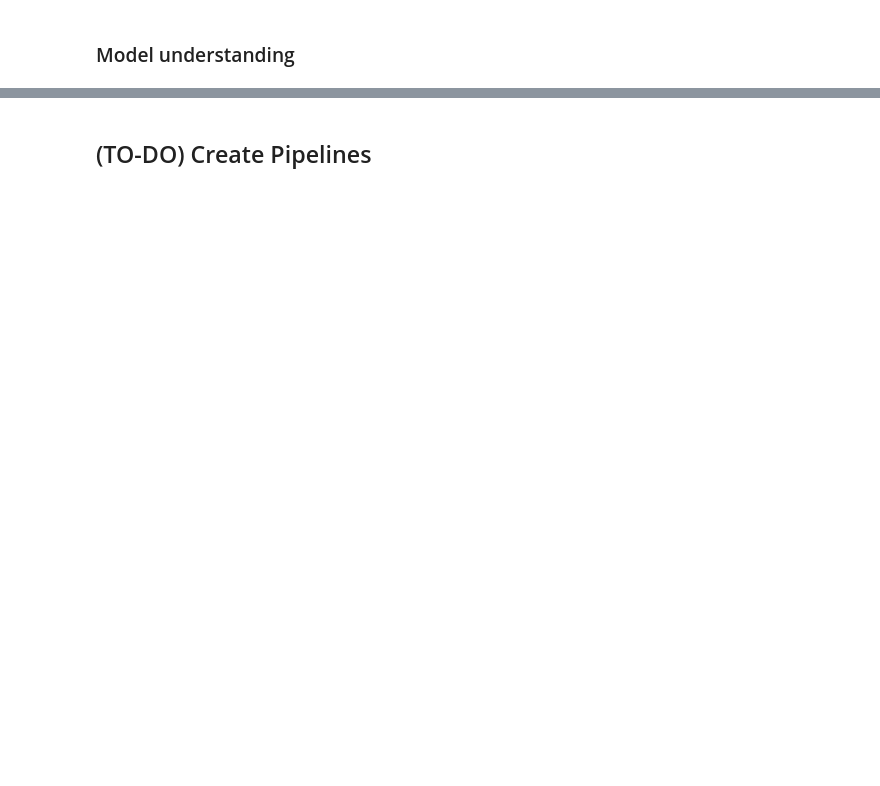
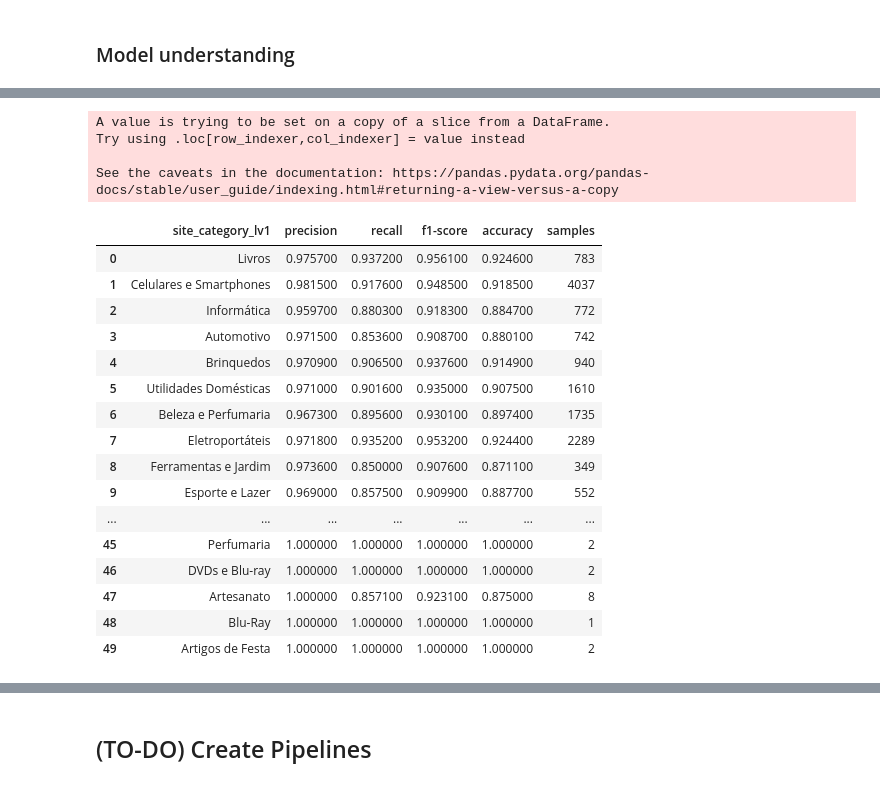
Before and after one commit to gabrielhazeredo/nlp-test-neoway, a Jupyter notebook: analysis/notebooks/modelling.ipynb, the cells around one changed output, grey strips where cells are left out. Saved outputs shown, nothing was run; the diff lists cells and outputs as text; code cells hidden in the pictures; blank space fills up the shorter version.

```diff
--- a/analysis/notebooks/modelling.ipynb
+++ b/analysis/notebooks/modelling.ipynb
@@ -441,0 +458,48 @@ AttributeError: 'LinearSVC' object has no attribute 'feature_importances_'
+# %%
+# ver score por categorias ou análise assim
+
+def score_by_category(df, X=X_test):
+    tested_df = df.iloc[X.index]
+    tested_df['predictions'] = svc_grid.best_estimator_.predict(X)  # type: ignore
+
+    results_df = pd.DataFrame(columns=['site_category_lv1', 'precision', 'recall', 'f1-score', 'accuracy', 'samples'])
+    for category in tested_df['site_category_lv1'].unique():
+        true_values = tested_df[tested_df['site_category_lv1'] == category]['recommend_to_a_friend']
+        predictions = tested_df[tested_df['site_category_lv1'] == category]['predictions']
+        if len(predictions) != 0:
+            cat_results= pd.Series([category,
+                        round(metrics.precision_score(true_values, predictions, pos_label='Yes'), 4),   # type: ignore
+                        round(metrics.recall_score(true_values, predictions, pos_label='Yes'),4),   # type: ignore
+                        round(metrics.f1_score(true_values, predictions, pos_label='Yes'),4),   # type: ignore
+                        round(metrics.accuracy_score(true_values, predictions),4),  # type: ignore
+                        len(true_values)], # type: ignore
+                        index=['site_category_lv1', 'precision', 'recall', 'f1-score', 'accuracy', 'samples'])
+            results_df = pd.concat([results_df, cat_results.to_frame(1).T], ignore_index=True)
+
+    return results_df
+
+test_results = score_by_category(df)
+cm = sns.color_palette("RdYlGn", as_cmap=True)
+test_results.style.background_gradient(cmap=cm, subset=['precision', 'recall', 'f1-score', 'accuracy']) # type: ignore
+# %% [output]
+A value is trying to be set on a copy of a slice from a DataFrame.
+Try using .loc[row_indexer,col_indexer] = value instead
+
+See the caveats in the documentation: https://pandas.pydata.org/pandas-docs/stable/user_guide/indexing.html#returning-a-view-versus-a-copy
+|  | site_category_lv1 | precision | recall | f1-score | accuracy | samples |
+| 0 | Livros | 0.975700 | 0.937200 | 0.956100 | 0.924600 | 783 |
+| 1 | Celulares e Smartphones | 0.981500 | 0.917600 | 0.948500 | 0.918500 | 4037 |
+| 2 | Informática | 0.959700 | 0.880300 | 0.918300 | 0.884700 | 772 |
+| 3 | Automotivo | 0.971500 | 0.853600 | 0.908700 | 0.880100 | 742 |
+| 4 | Brinquedos | 0.970900 | 0.906500 | 0.937600 | 0.914900 | 940 |
+| 5 | Utilidades Domésticas | 0.971000 | 0.901600 | 0.935000 | 0.907500 | 1610 |
+| 6 | Beleza e Perfumaria | 0.967300 | 0.895600 | 0.930100 | 0.897400 | 1735 |
+| 7 | Eletroportáteis | 0.971800 | 0.935200 | 0.953200 | 0.924400 | 2289 |
+| 8 | Ferramentas e Jardim | 0.973600 | 0.850000 | 0.907600 | 0.871100 | 349 |
+| 9 | Esporte e Lazer | 0.969000 | 0.857500 | 0.909900 | 0.887700 | 552 |
+| ... | ... | ... | ... | ... | ... | ... |
+| 45 | Perfumaria | 1.000000 | 1.000000 | 1.000000 | 1.000000 | 2 |
+| 46 | DVDs e Blu-ray | 1.000000 | 1.000000 | 1.000000 | 1.000000 | 2 |
+| 47 | Artesanato | 1.000000 | 0.857100 | 0.923100 | 0.875000 | 8 |
+| 48 | Blu-Ray | 1.000000 | 1.000000 | 1.000000 | 1.000000 | 1 |
+| 49 | Artigos de Festa | 1.000000 | 1.000000 | 1.000000 | 1.000000 | 2 |
```
Also changed, not shown: parts of 17 cells of this notebook.
